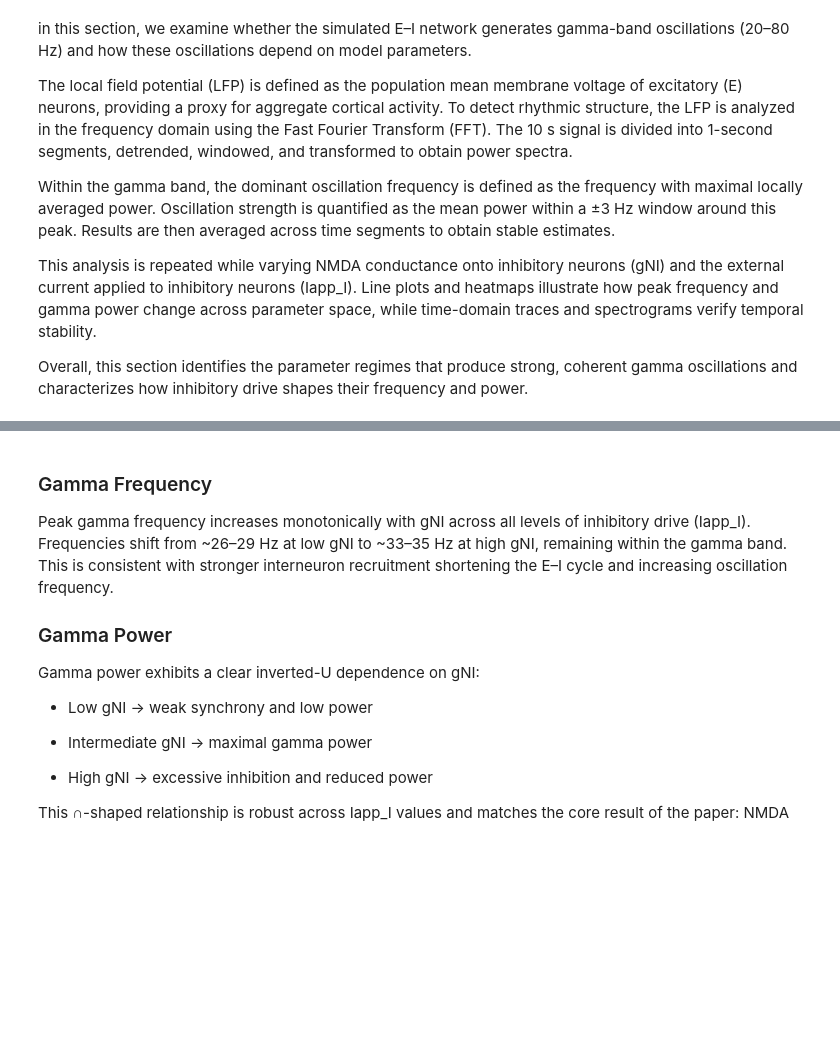
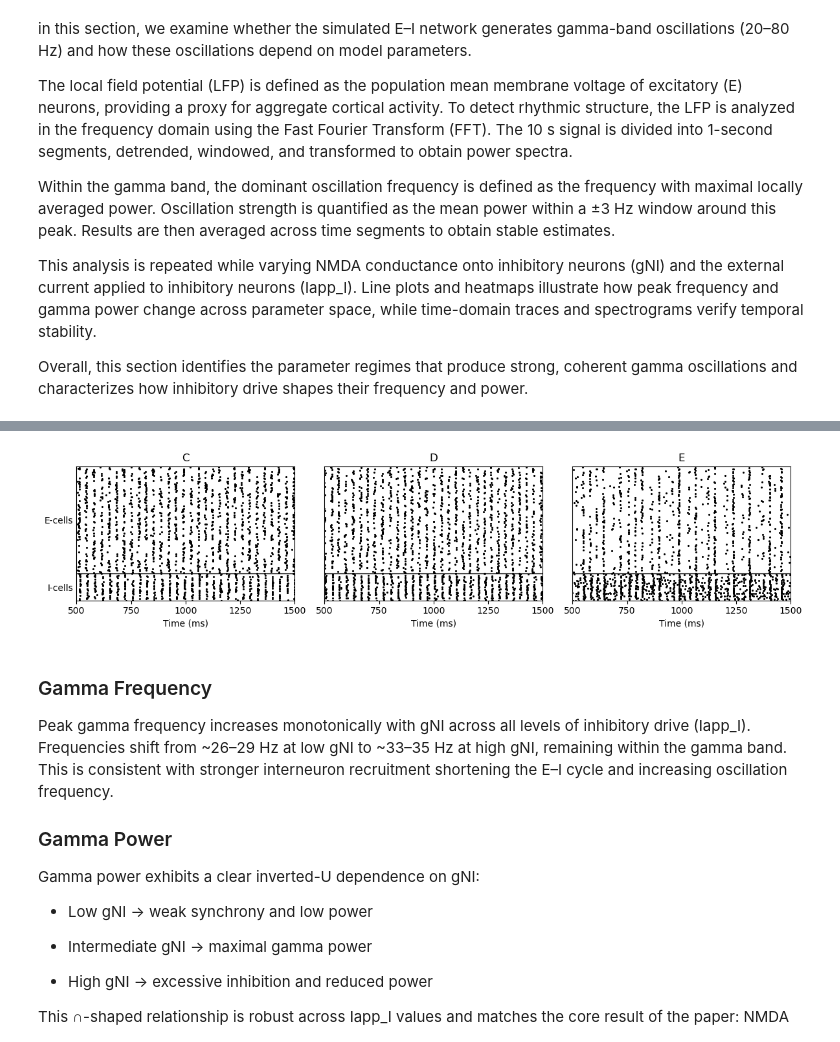
Before and after one commit to alessandrodipiano/brain-modelling-project, a Jupyter notebook: NMDA conductance and cortical oscillations in schizophrenia/notebooks/run_model.ipynb, the cells around one changed output, grey strips where cells are left out. Drawn from its saved outputs; the diff is of its cells as text; code cells hidden in the pictures; blank space fills up the shorter version.

```diff
--- a/NMDA conductance and cortical oscillations in schizophrenia/notebooks/run_model.ipynb
+++ b/NMDA conductance and cortical oscillations in schizophrenia/notebooks/run_model.ipynb
@@ -206,3 +229,40 @@ plt.show()
+# %%
+
+def raster_plot(r, N_E=200, N_I=50, t0_ms=500, t1_ms=1500, s=6):
+    tE_ms = np.asarray(r["spE_t"]) * 1000.0
+    iE    = np.asarray(r["spE_i"], dtype=int)
+    tI_ms = np.asarray(r["spI_t"]) * 1000.0
+    iI    = np.asarray(r["spI_i"], dtype=int)
+
+    mE = (tE_ms >= t0_ms) & (tE_ms <= t1_ms)
+    mI = (tI_ms >= t0_ms) & (tI_ms <= t1_ms)
+
+    plt.scatter(tE_ms[mE], iE[mE] + N_I, s=s, c="k", marker=".")
+    plt.scatter(tI_ms[mI], iI[mI],       s=s, c="k", marker=".")
+    plt.axhline(N_I, color="k", linewidth=1)
+
+    plt.xlim(t0_ms, t1_ms)
+    plt.ylim(0, N_I + N_E)
+    plt.xticks([500, 750, 1000, 1250, 1500])
+    plt.yticks([N_I/2, N_I + N_E/2], ["I-cells", "E-cells"])
+    plt.tick_params(axis="y", length=0)
+    plt.xlabel("Time (ms)")
+
+gNI_list = [0.006, 0.020, 0.054]
+IappI = 0.5
+
+fig, axes = plt.subplots(1, 3, figsize=(12, 3), sharex=True, sharey=True)
+
+for k, gNI in enumerate(gNI_list):
+    r = run_one_point(gNI, gNE, gEI, IappI, dt_ms, T_ms, rng_seed + k, alpha_n_per_ms, return_spikes=True)
+    plt.sca(axes[k])
+    raster_plot(r, N_E=200, N_I=50)
+    axes[k].set_title(["C", "D", "E"][k])
+
+plt.tight_layout()
+plt.show()
+# %% [output]
+[figure, added]
 # %% [markdown]
 ### Gamma Frequency
 
```
Also changed, not shown: parts of 9 cells of this notebook, 1 other file.
